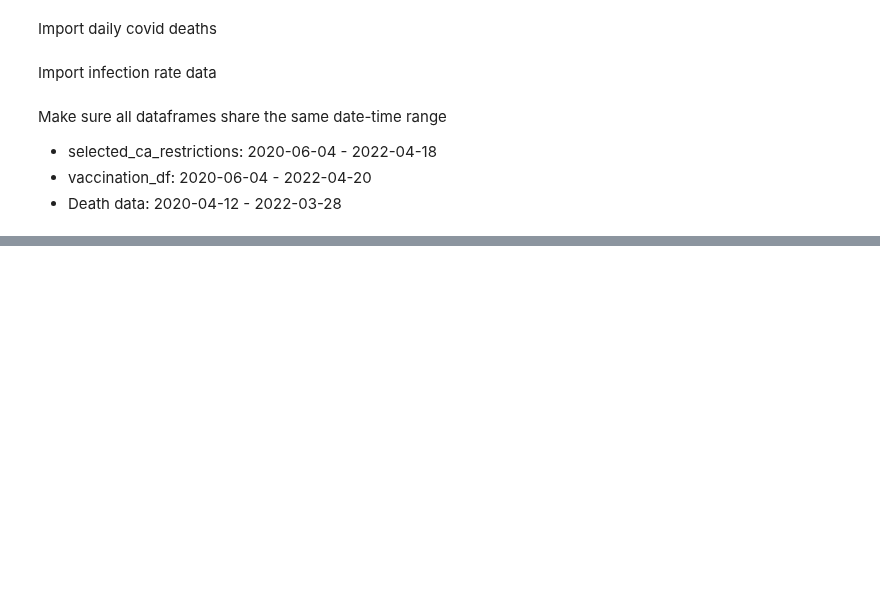
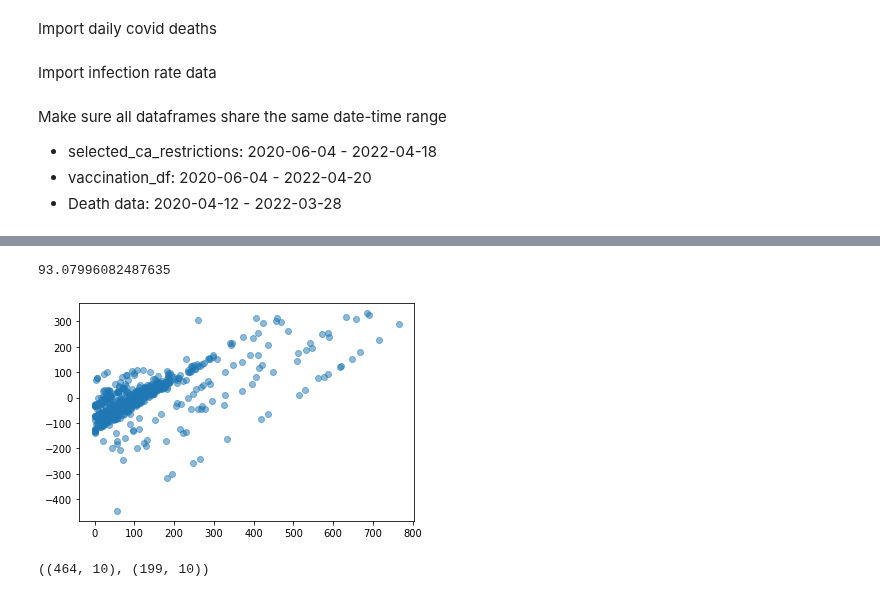
Before and after one commit to Sverre-rt/DATA200-grad_project, a Jupyter notebook: first_prediction.ipynb, the cells around one changed output, grey strips where cells are left out. Drawn from its saved outputs; the diff is of its cells as text; code cells hidden in the pictures; blank space fills up the shorter version.

Commit message:
added ohe restaurant limits to prediction

```diff
--- a/first_prediction.ipynb
+++ b/first_prediction.ipynb
@@ -64,7 +80,12 @@ california_data.loc["2022-02-15" : , "Face Covering Requirement"] = 0
 california_data.loc["2021-08-16 ":, "Large Gatherings Ban"] = "No Limit"
 # Transform Large Gatherings Ban to a sevearity of the rules (1: no restrictions, 5: All gatherings prohibited)
 california_data["Large Gatherings Ban"].replace({'All Gatherings Prohibited': 5, '>50 Prohibited': 4, 'Expanded Limit to 25 or Fewer': 3, '>25 Prohibited': 3, '>10 Prohibited': 2, 'No Limit': 1}, inplace=True)
+# Set the missing restaurant values to open
+california_data[california_data["Restaurant Limits"].isna()]["Restaurant Limits"] = "Open"
 
+ohe_restaurant_limits = pd.get_dummies(california_data["Restaurant Limits"], prefix='Restaurant Limits', columns = 'Restaurant Limits')
 
-selected_ca_restrictions = california_data[["Face Covering Requirement", "Large Gatherings Ban"]]
+selected_ca_restrictions = pd.concat([california_data[["Face Covering Requirement", "Large Gatherings Ban"]], ohe_restaurant_limits], axis=1)
+
+#selected_ca_restrictions = california_data[["Face Covering Requirement", "Large Gatherings Ban"]]
 selected_ca_restrictions
@@ -93,0 +147,15 @@ vaccination_df_administered
+# %%
+vaccination_df_administered = pd.DataFrame(vaccination_df["Administered"])
+vaccination_df_administered.rename(columns={"Administered": "Total Vaccines Administered"}, inplace=True)
+vaccination_df_administered
+
+vaccination_df_administered["Daily vaccinations"] = vaccination_df_administered.diff(periods=1)
+vaccination_df_administered = vaccination_df_administered[~vaccination_df_administered.index.duplicated(keep='first')]
+vaccination_df_administered.loc["2020-06-04", "Daily vaccinations"] = 0
+vaccination_df_administered[(vaccination_df_administered["Daily vaccinations"] == 0) | (vaccination_df_administered["Daily vaccinations"] < 0)]
+
+# Becuase there is a mistake in the data on 2022-01-27 where the total number of vaccines suddenly drops by -1593072 we have to solve this
+# and chose to do it with setting this value to 0
+vaccination_df_administered.loc["2022-01-27", "Daily vaccinations"] = 0
+vaccination_df_administered = vaccination_df_administered[["Daily vaccinations"]]
+vaccination_df_administered
@@ -155,0 +257,4 @@ merged_data
+# %%
+merged_data["Daily vaccinations"] = np.log(merged_data["Daily vaccinations"] + 1).fillna(0)
+merged_data["tot_cases"] = np.log(merged_data["tot_cases"] + 1).fillna(0)
+merged_data
@@ -156,25 +275,28 @@ merged_data
 # %%
 from sklearn import linear_model as lm
 from sklearn.model_selection import train_test_split
 from sklearn import svm
 from sklearn.model_selection import cross_val_score
 from sklearn.metrics import mean_squared_error
 
 train, val = train_test_split(merged_data, test_size = 0.1, random_state = 42)
 Y_train = train["Daily Deaths"]
 X_train = train.drop(["Daily Deaths"], axis=1)
 
 linear_model = lm.LinearRegression(fit_intercept=True)
 linear_model.fit(X_train, Y_train)
 y_prediction = linear_model.predict(X_train)
 rmse = mean_squared_error(Y_train, y_prediction, squared=False)
 rmse
 plt.scatter(Y_train, Y_train-y_prediction, alpha=0.5);
-
+rmse
 
 #clf = svm.SVC(kernel='linear', C=1, random_state=42)
 #scores = cross_val_score(clf, X_train, Y_train, cv=5)
 #scores
+# %% [output]
+93.07996082487635
+[figure, added]
 # %%
 # Followed example: https://towardsdatascience.com/improve-linear-regression-for-time-series-forecasting-e36f3c3e3534
 # https://github.com/cerlymarco/MEDIUM_NoteBook/blob/master/ModelTrees_TimeSeries/ModelTrees_TimeSeries.ipynb
@@ -186,6 +308,8 @@ X_train_, X_test_, y_train_, y_test_ = train_test_split(
     test_size=0.3, shuffle=False)
 
 X_train_.shape, X_test_.shape
+# %% [output]
+((464, 10), (199, 10))
 # %%
 ### PLOT STORE DATA ###
 
```
Also changed, not shown: parts of 12 cells of this notebook.
